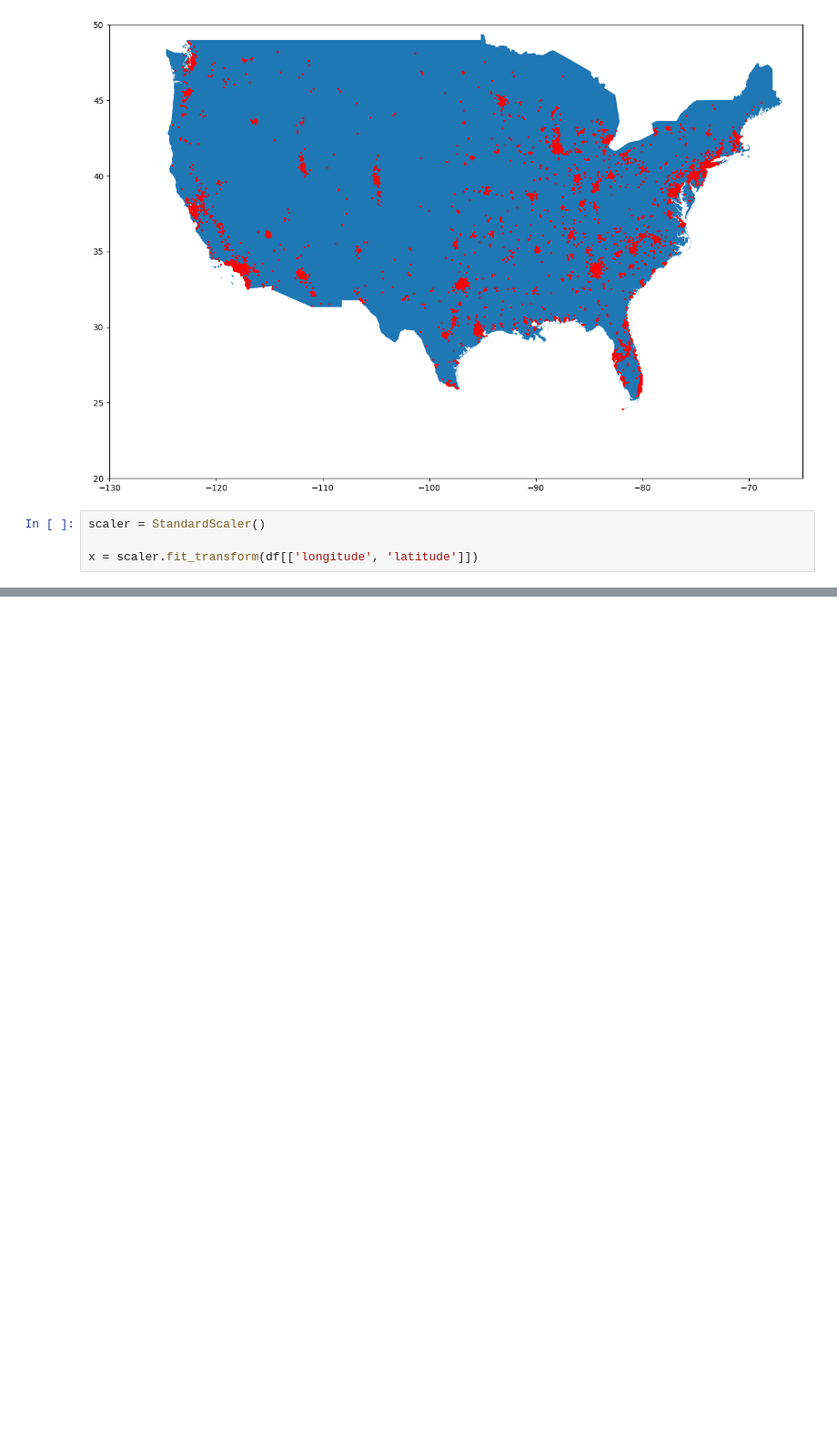
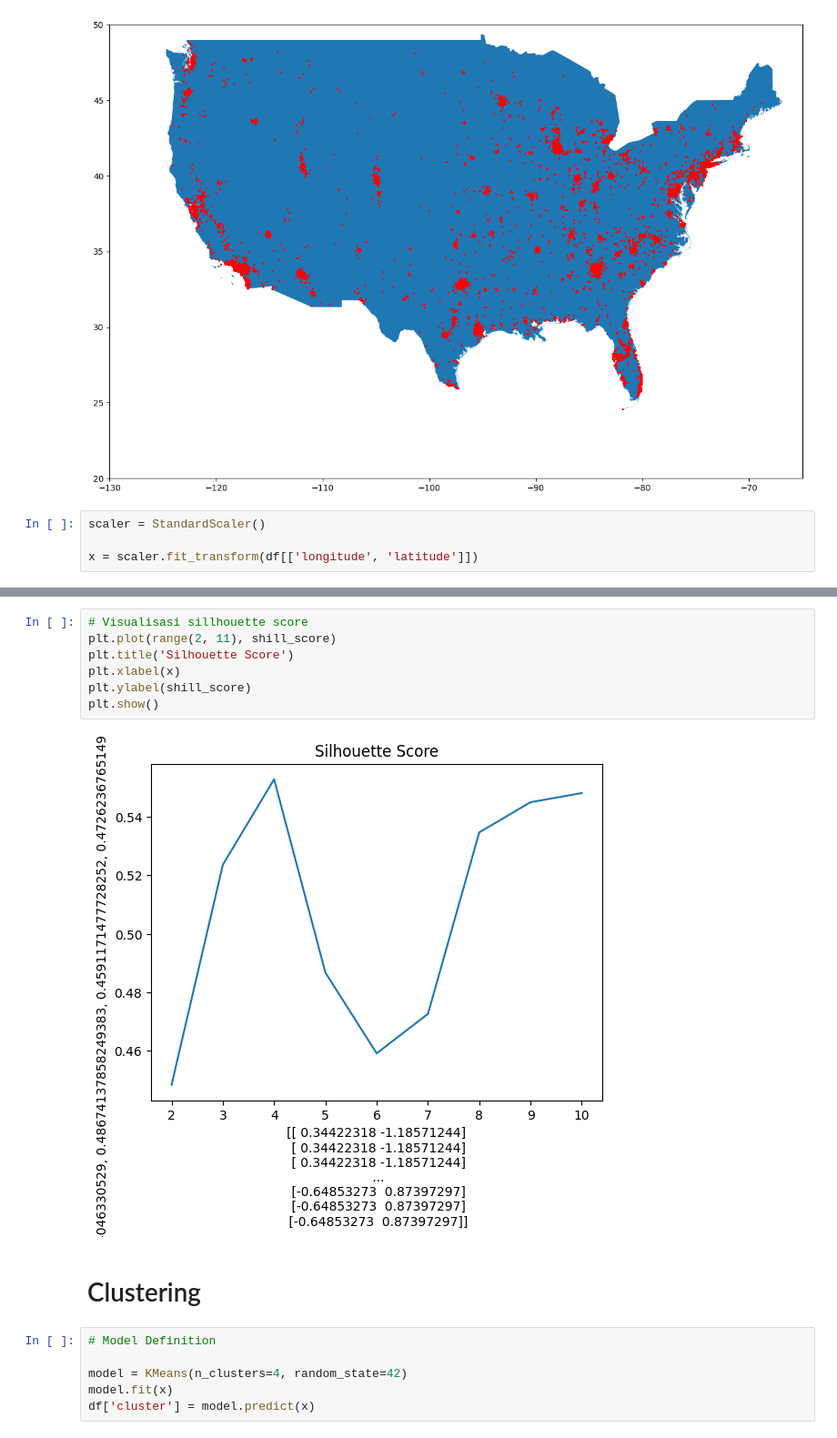
Before and after one commit to ray-dion/Latihan-Clustering, a Jupyter notebook: Latihan_Clustering.ipynb, the cells around one changed output, grey strips where cells are left out. Shown at 91% size. Drawn from its saved outputs; the diff is of its cells as text; blank space fills up the shorter version.

```diff
--- a/Latihan_Clustering.ipynb
+++ b/Latihan_Clustering.ipynb
@@ -71,0 +89,17 @@ x = scaler.fit_transform(df[['longitude', 'latitude']])
+# %%
+# Visualisasi sillhouette score
+plt.plot(range(2, 11), shill_score)
+plt.title('Silhouette Score')
+plt.xlabel(x)
+plt.ylabel(shill_score)
+plt.show()
+# %% [output]
+[figure, added]
+# %% [markdown]
+# Clustering
+# %%
+# Model Definition
+
+model = KMeans(n_clusters=4, random_state=42)
+model.fit(x)
+df['cluster'] = model.predict(x)
```
Also changed, not shown: parts of 9 cells of this notebook.
